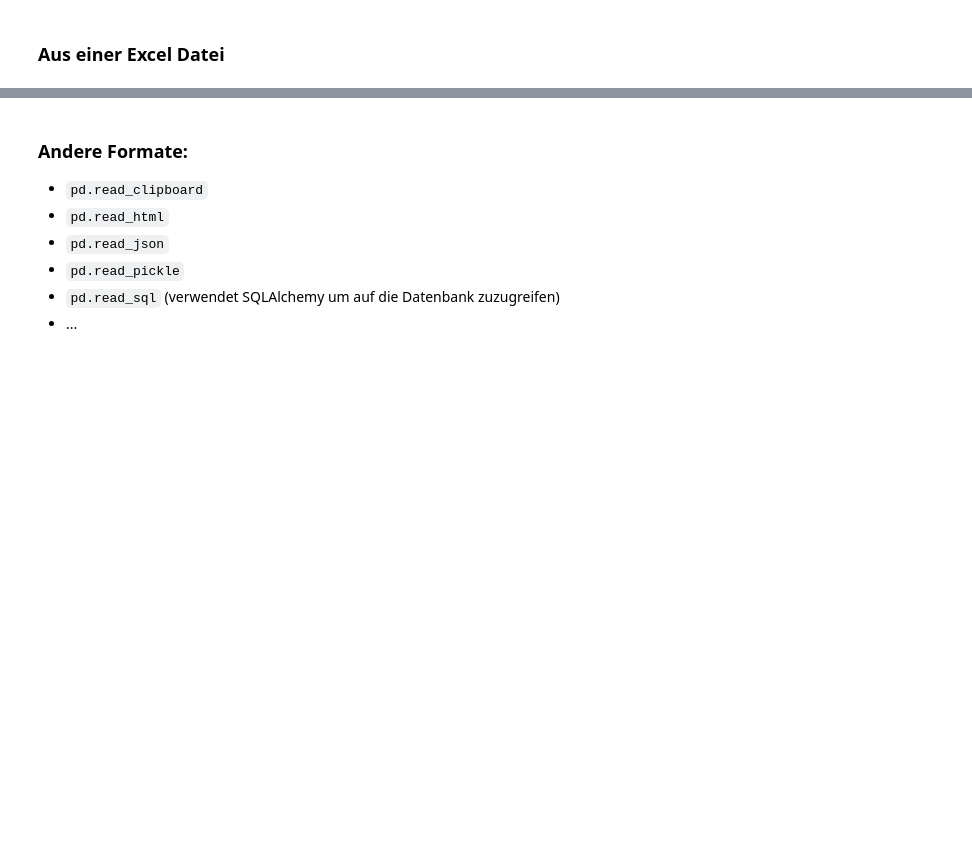
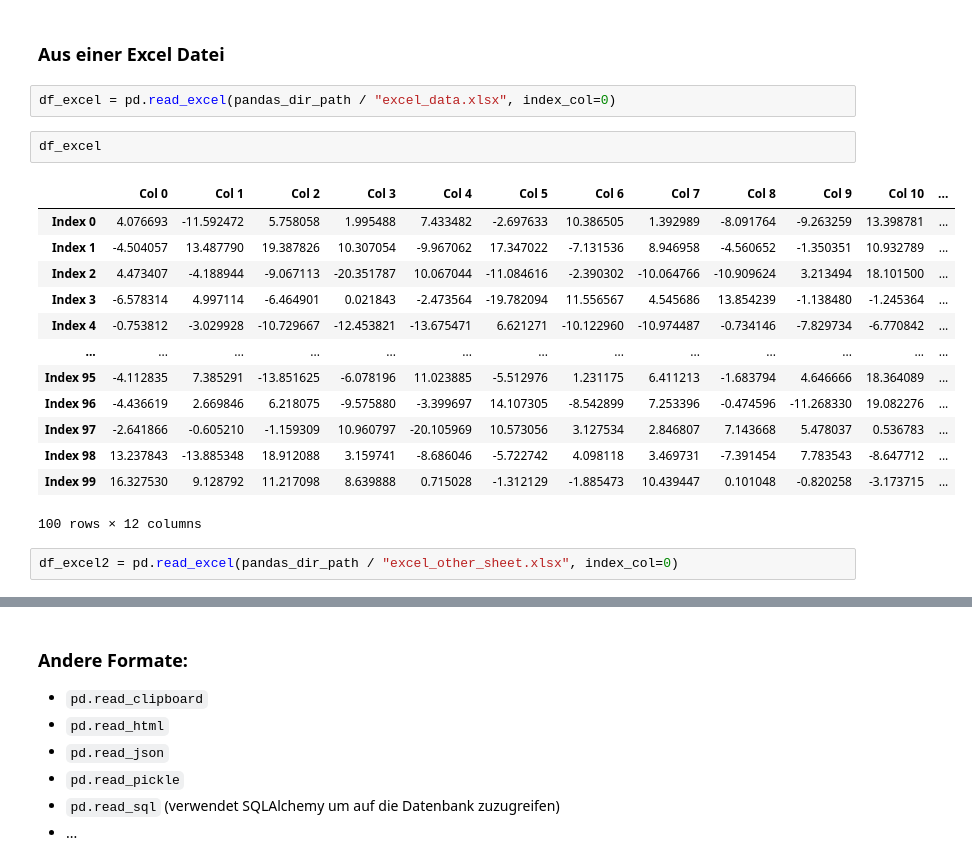
Before and after one commit to hoelzl/python-programmierer, a Jupyter notebook: Slides/Code_Along/De/topic_520_pandas_data_frames_1.ipynb, the cells around one changed output, grey strips where cells are left out. Saved outputs shown, nothing was run; the diff lists cells and outputs as text; blank space fills up the shorter version.

```diff
--- a/Slides/Code_Along/De/topic_520_pandas_data_frames_1.ipynb
+++ b/Slides/Code_Along/De/topic_520_pandas_data_frames_1.ipynb
@@ -32,2 +79,22 @@ df
 # %% [markdown]
 ### Aus einer Excel Datei
+# %%
+df_excel = pd.read_excel(pandas_dir_path / "excel_data.xlsx", index_col=0)
+# %%
+df_excel
+# %% [output]
+|  | Col 0 | Col 1 | Col 2 | Col 3 | Col 4 | Col 5 | Col 6 | Col 7 | Col 8 | Col 9 | Col 10 | ... |
+| Index 0 | 4.076693 | -11.592472 | 5.758058 | 1.995488 | 7.433482 | -2.697633 | 10.386505 | 1.392989 | -8.091764 | -9.263259 | 13.398781 | ... |
+| Index 1 | -4.504057 | 13.487790 | 19.387826 | 10.307054 | -9.967062 | 17.347022 | -7.131536 | 8.946958 | -4.560652 | -1.350351 | 10.932789 | ... |
+| Index 2 | 4.473407 | -4.188944 | -9.067113 | -20.351787 | 10.067044 | -11.084616 | -2.390302 | -10.064766 | -10.909624 | 3.213494 | 18.101500 | ... |
+| Index 3 | -6.578314 | 4.997114 | -6.464901 | 0.021843 | -2.473564 | -19.782094 | 11.556567 | 4.545686 | 13.854239 | -1.138480 | -1.245364 | ... |
+| Index 4 | -0.753812 | -3.029928 | -10.729667 | -12.453821 | -13.675471 | 6.621271 | -10.122960 | -10.974487 | -0.734146 | -7.829734 | -6.770842 | ... |
+| ... | ... | ... | ... | ... | ... | ... | ... | ... | ... | ... | ... | ... |
+| Index 95 | -4.112835 | 7.385291 | -13.851625 | -6.078196 | 11.023885 | -5.512976 | 1.231175 | 6.411213 | -1.683794 | 4.646666 | 18.364089 | ... |
+| Index 96 | -4.436619 | 2.669846 | 6.218075 | -9.575880 | -3.399697 | 14.107305 | -8.542899 | 7.253396 | -0.474596 | -11.268330 | 19.082276 | ... |
+| Index 97 | -2.641866 | -0.605210 | -1.159309 | 10.960797 | -20.105969 | 10.573056 | 3.127534 | 2.846807 | 7.143668 | 5.478037 | 0.536783 | ... |
+| Index 98 | 13.237843 | -13.885348 | 18.912088 | 3.159741 | -8.686046 | -5.722742 | 4.098118 | 3.469731 | -7.391454 | 7.783543 | -8.647712 | ... |
+| Index 99 | 16.327530 | 9.128792 | 11.217098 | 8.639888 | 0.715028 | -1.312129 | -1.885473 | 10.439447 | 0.101048 | -0.820258 | -3.173715 | ... |
+100 rows × 12 columns
+# %%
+df_excel2 = pd.read_excel(pandas_dir_path / "excel_other_sheet.xlsx", index_col=0)
```
Also changed, not shown: parts of 29 cells of this notebook, 23 other files.
